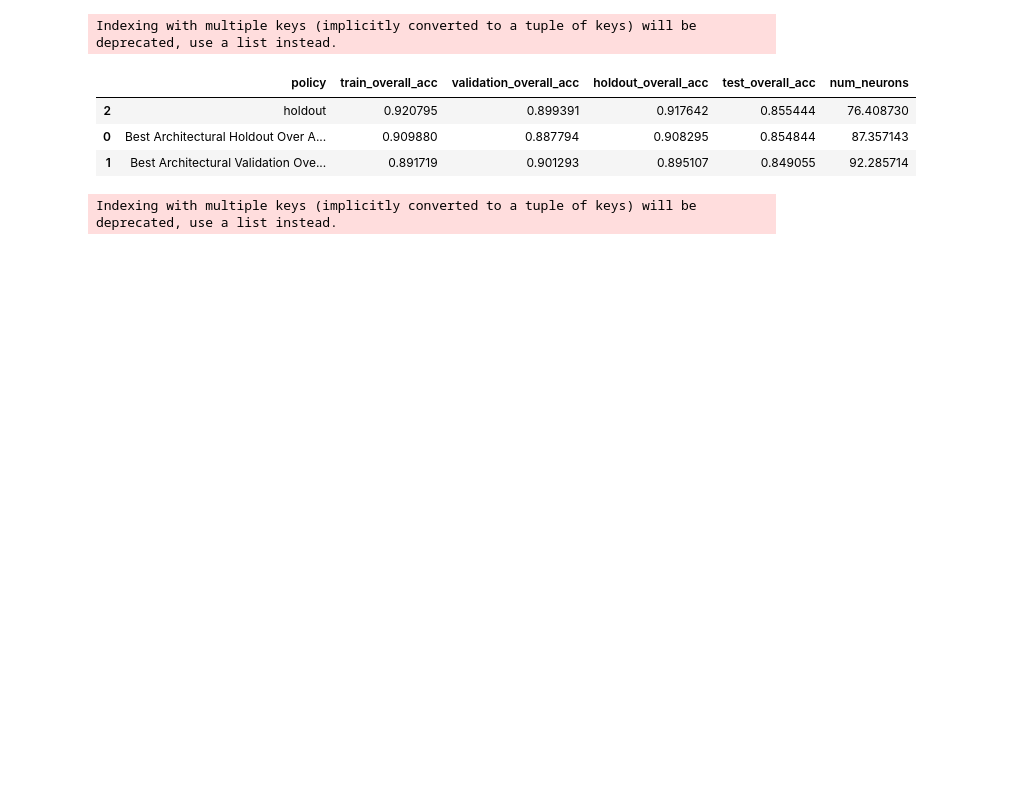
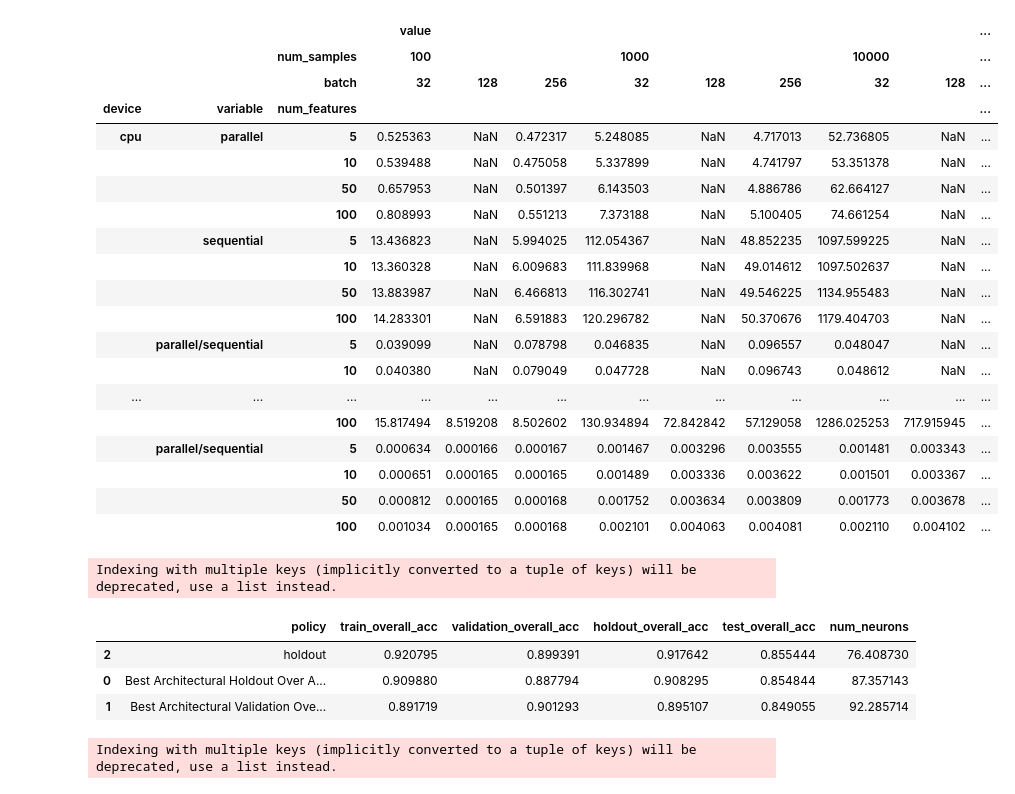
Before and after one commit to fariasfc/parallel_layers, a Jupyter notebook: analysis/selection_analysis.ipynb, the cells around one changed output. Cells and saved outputs as stored; diff of their text form; code cells hidden in the pictures; blank space fills up the shorter version.

Commit message:
df_times - faltando cpu 128

```diff
--- a/analysis/selection_analysis.ipynb
+++ b/analysis/selection_analysis.ipynb
@@ -153,25 +153,67 @@ def load_df_policies():
 
 
 def load_df_times():
-    df_times_cuda = pd.read_csv(Path("experiments/times_cuda/times_cuda.csv"))
-    df_times_cpu = pd.read_csv(Path("experiments/times_cpu/times_cpu.csv"))
+    df_paths = list(Path("experiments").glob("*times*/*.csv"))
+    print(df_paths)
+    dfs = []
+    for df_path in df_paths:
+        if "bs32" in str(df_path.absolute()):
+            batch = 32
+        if "bs128" in str(df_path.absolute()):
+            batch = 128
+        if "bs256" in str(df_path.absolute()):
+            batch = 256
+        if "cpu" in str(df_path.absolute()):
+            device = "cpu"
+        else:
+            device = "cuda"
+        print(f"opening {df_path} with batch {batch} device {device}")
+        tmp_df = pd.read_csv(df_path)
+        tmp_df = tmp_df.drop(
+            columns=[
+                "min_neurons",
+                "max_neurons",
+                "epochs",
+                "repetitions",
+                "activation_functions",
+                "repetitions",
+                "num_models"
+            ]
+        )
+        tmp_df["batch"] = batch
+        tmp_df["device"] = device
+        dfs.append(tmp_df)
     # for df_device_key, df in dfs.items():
     # #,num_samples,num_features,min_neurons,max_neurons,epochs,num_models,activation_functions,repetitions,sequential,parallel,device,parallel/sequential
     #     df = df.drop(columns=["min_neurons", "max_neurons", "epochs", "repetitions", "activation_functions", "repetitions"])
     #     df = df.melt(id_vars=["num_samples", "num_features", "num_models", "device"])
     # df_times_cpu = pd.read_csv(Path("experiments/times_cuda/times_cpu.csv"))
-    df = pd.concat((df_times_cuda, df_times_cpu))
+    df = pd.concat(dfs)
 
     df = df.drop(columns=["Unnamed: 0"])
+    print(df.columns)
+    df.to_csv(analysis_folder / "all_times.csv")
+
 
     return df
 
-# df_times = load_df_times()
-# plot_times(df_times)
+df_times = load_df_times()
+df_times = df_times.melt(["num_features", "num_samples", "batch", "device"])
+(
+    df_times[["num_features", "num_samples", "variable", "value", "batch", "device"]]
+    .pivot_table(index=["device", "variable", "num_features", "num_samples", "batch"])
+    .unstack(["num_samples", "batch"])
+    .reindex([100, 1000, 10000], axis=1, level=1)
+    .reindex([32, 128, 256], axis=1, level=2)
+    .reindex(["parallel", "sequential", "parallel/sequential"], level=1)
+)
+# df_times
+# df_times = plot_times(df_times)
+# df_times.unstack("strategy")
 
 # csv_to_parquet()
 
-df = load_df()
-apply_policies(df)
-df_policies = load_df_policies()
+# df = load_df()
+# apply_policies(df)
+# df_policies = load_df_policies()
 # %% [output]
@@ -212,3 +230,23 @@ df_policies.shape: (756, 32)
+|  |  |  | value |  |  |  |  |  |  |  | ... |
+|  |  | num_samples | 100 |  |  | 1000 |  |  | 10000 |  | ... |
+|  |  | batch | 32 | 128 | 256 | 32 | 128 | 256 | 32 | 128 | ... |
+| device | variable | num_features |  |  |  |  |  |  |  |  | ... |
+| cpu | parallel | 5 | 0.525363 | NaN | 0.472317 | 5.248085 | NaN | 4.717013 | 52.736805 | NaN | ... |
+|  |  | 10 | 0.539488 | NaN | 0.475058 | 5.337899 | NaN | 4.741797 | 53.351378 | NaN | ... |
+|  |  | 50 | 0.657953 | NaN | 0.501397 | 6.143503 | NaN | 4.886786 | 62.664127 | NaN | ... |
+|  |  | 100 | 0.808993 | NaN | 0.551213 | 7.373188 | NaN | 5.100405 | 74.661254 | NaN | ... |
+|  | sequential | 5 | 13.436823 | NaN | 5.994025 | 112.054367 | NaN | 48.852235 | 1097.599225 | NaN | ... |
+|  |  | 10 | 13.360328 | NaN | 6.009683 | 111.839968 | NaN | 49.014612 | 1097.502637 | NaN | ... |
+|  |  | 50 | 13.883987 | NaN | 6.466813 | 116.302741 | NaN | 49.546225 | 1134.955483 | NaN | ... |
+|  |  | 100 | 14.283301 | NaN | 6.591883 | 120.296782 | NaN | 50.370676 | 1179.404703 | NaN | ... |
+|  | parallel/sequential | 5 | 0.039099 | NaN | 0.078798 | 0.046835 | NaN | 0.096557 | 0.048047 | NaN | ... |
+|  |  | 10 | 0.040380 | NaN | 0.079049 | 0.047728 | NaN | 0.096743 | 0.048612 | NaN | ... |
+| ... | ... | ... | ... | ... | ... | ... | ... | ... | ... | ... | ... |
+|  |  | 100 | 15.817494 | 8.519208 | 8.502602 | 130.934894 | 72.842842 | 57.129058 | 1286.025253 | 717.915945 | ... |
+|  | parallel/sequential | 5 | 0.000634 | 0.000166 | 0.000167 | 0.001467 | 0.003296 | 0.003555 | 0.001481 | 0.003343 | ... |
+|  |  | 10 | 0.000651 | 0.000165 | 0.000165 | 0.001489 | 0.003336 | 0.003622 | 0.001501 | 0.003367 | ... |
+|  |  | 50 | 0.000812 | 0.000165 | 0.000168 | 0.001752 | 0.003634 | 0.003809 | 0.001773 | 0.003678 | ... |
+|  |  | 100 | 0.001034 | 0.000165 | 0.000168 | 0.002101 | 0.004063 | 0.004081 | 0.002110 | 0.004102 | ... |
 # %%
 
 
```
Also changed, not shown: parts of 3 cells of this notebook.
